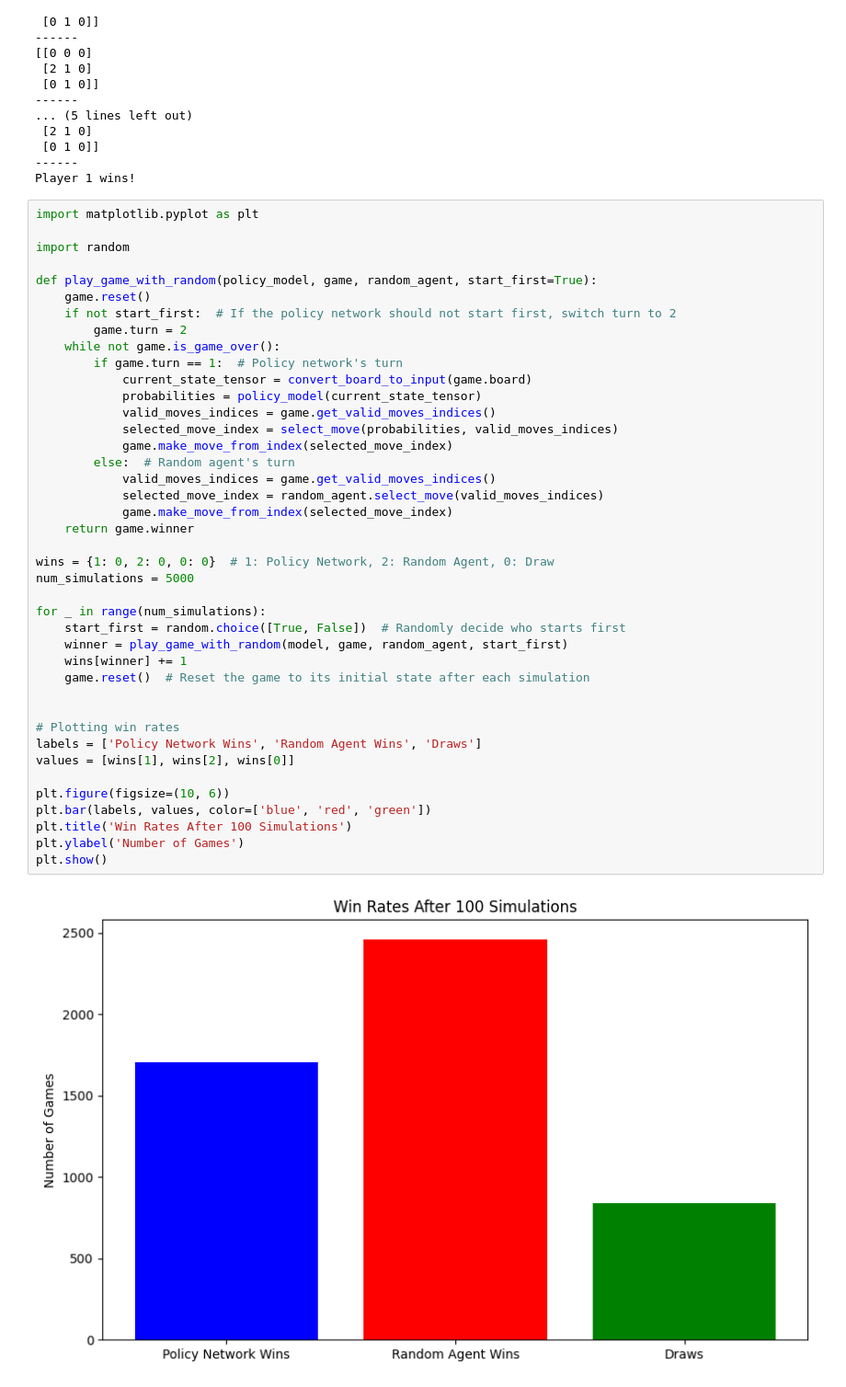
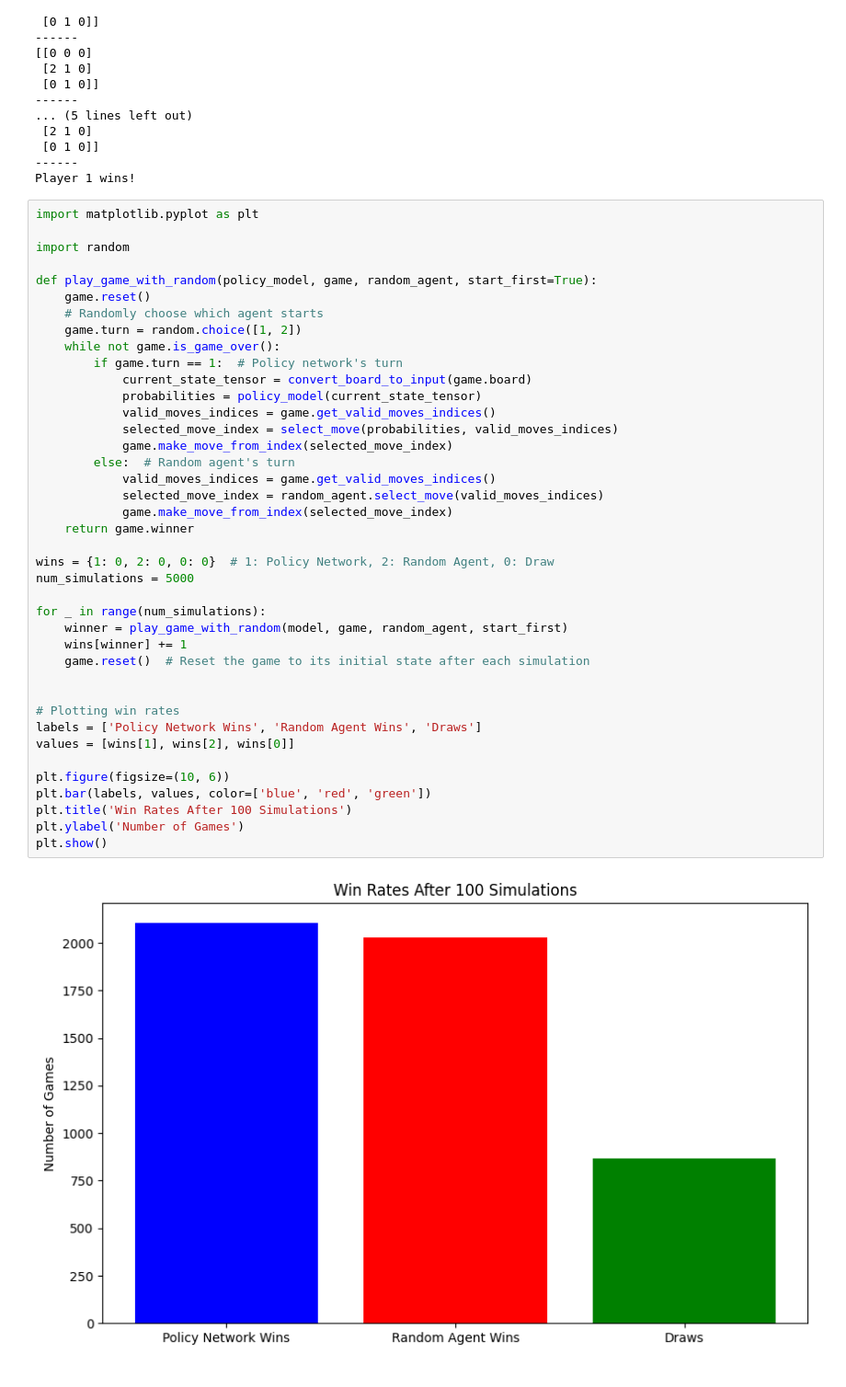
Before and after one commit to Calebp98/alphaTicTacToe, a Jupyter notebook: policyNet.ipynb, the cells around one changed output. Shown: that part at 92% size. Saved outputs shown, nothing was run; the diff lists cells and outputs as text.

Commit message:
first player is randomly chosen

```diff
--- a/policyNet.ipynb
+++ b/policyNet.ipynb
@@ -202,42 +202,41 @@ import random
 
 def play_game_with_random(policy_model, game, random_agent, start_first=True):
     game.reset()
-    if not start_first:  # If the policy network should not start first, switch turn to 2
-        game.turn = 2
+    # Randomly choose which agent starts
+    game.turn = random.choice([1, 2])
     while not game.is_game_over():
         if game.turn == 1:  # Policy network's turn
             current_state_tensor = convert_board_to_input(game.board)
             probabilities = policy_model(current_state_tensor)
             valid_moves_indices = game.get_valid_moves_indices()
             selected_move_index = select_move(probabilities, valid_moves_indices)
             game.make_move_from_index(selected_move_index)
         else:  # Random agent's turn
             valid_moves_indices = game.get_valid_moves_indices()
             selected_move_index = random_agent.select_move(valid_moves_indices)
             game.make_move_from_index(selected_move_index)
     return game.winner
 
 wins = {1: 0, 2: 0, 0: 0}  # 1: Policy Network, 2: Random Agent, 0: Draw
 num_simulations = 5000
 
 for _ in range(num_simulations):
-    start_first = random.choice([True, False])  # Randomly decide who starts first
     winner = play_game_with_random(model, game, random_agent, start_first)
     wins[winner] += 1
     game.reset()  # Reset the game to its initial state after each simulation
 
 
 # Plotting win rates
 labels = ['Policy Network Wins', 'Random Agent Wins', 'Draws']
 values = [wins[1], wins[2], wins[0]]
 
 plt.figure(figsize=(10, 6))
 plt.bar(labels, values, color=['blue', 'red', 'green'])
 plt.title('Win Rates After 100 Simulations')
 plt.ylabel('Number of Games')
 plt.show()
 # %% [output]
-[figure, old version]
+[figure, new version]
 # %%
 # Defining a function to simulate a game between two random agents
 def play_game_random_vs_random(game, agent1, agent2):
```
Also changed, not shown: parts of 4 cells of this notebook.
